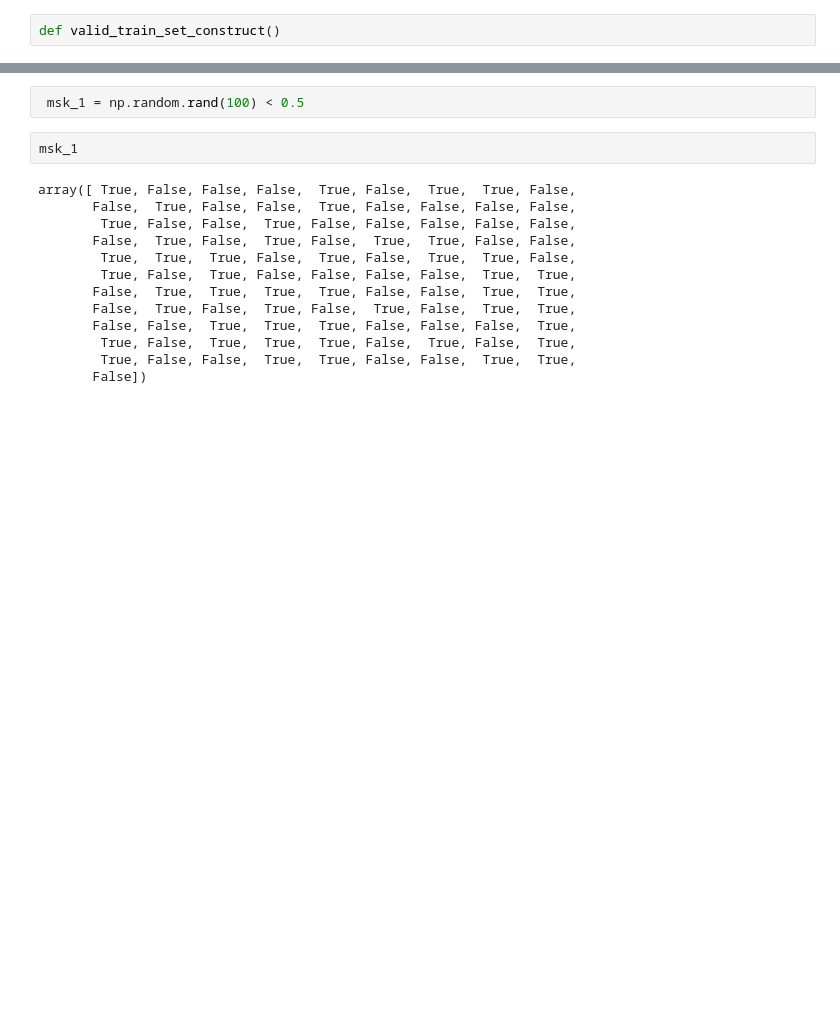
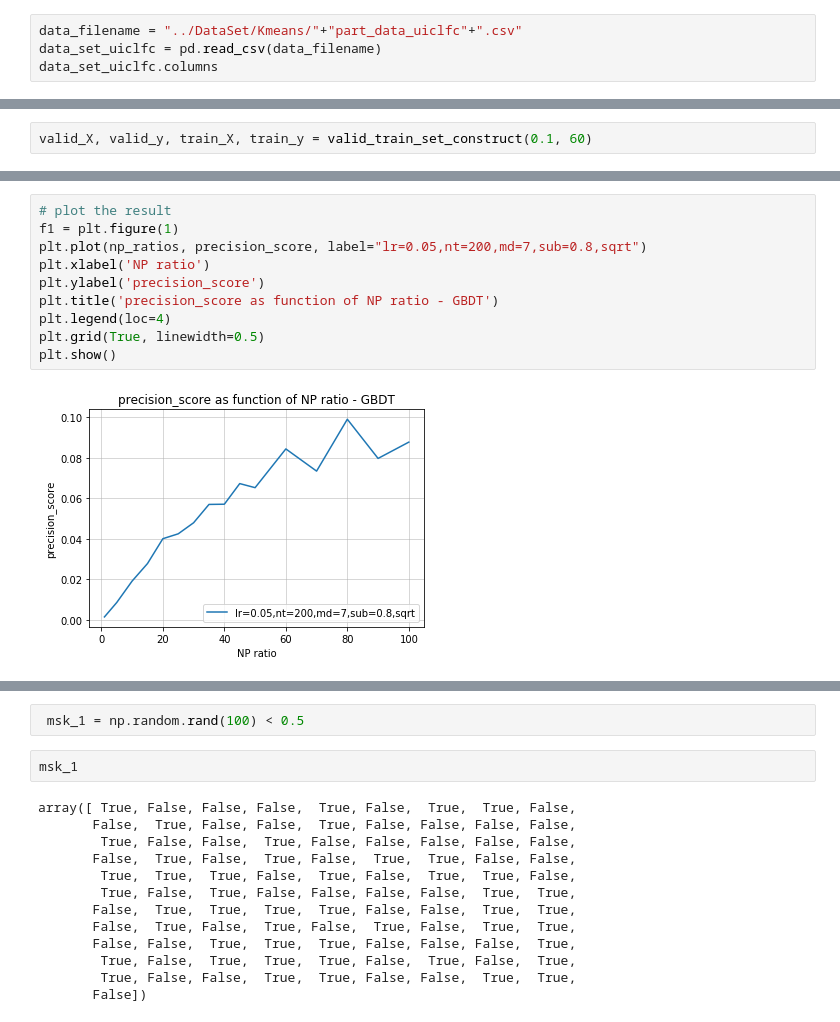
Before and after one commit to sangyongjia/MobileRecommendation, a Jupyter notebook: Feature/Tuning.ipynb, the cells around one changed output, grey strips where cells are left out. Cells and saved outputs as stored; diff of their text form; blank space fills up the shorter version.

```diff
--- a/Feature/Tuning.ipynb
+++ b/Feature/Tuning.ipynb
@@ -7,5 +7,7 @@ from sklearn import metrics
 import matplotlib.pyplot as plt
 import seaborn as sns
 import time
-# %%
-def valid_train_set_construct()
+# %%
+data_filename = "../DataSet/Kmeans/"+"part_data_uiclfc"+".csv"
+data_set_uiclfc = pd.read_csv(data_filename)
+data_set_uiclfc.columns
@@ -11,0 +114,2 @@ def valid_train_set_construct()
+# %%
+valid_X, valid_y, train_X, train_y = valid_train_set_construct(0.1, 60)
@@ -52,0 +322,12 @@ plt.show()
+# %%
+# plot the result
+f1 = plt.figure(1)
+plt.plot(np_ratios, precision_score, label="lr=0.05,nt=200,md=7,sub=0.8,sqrt")
+plt.xlabel('NP ratio')
+plt.ylabel('precision_score')
+plt.title('precision_score as function of NP ratio - GBDT')
+plt.legend(loc=4)
+plt.grid(True, linewidth=0.5)
+plt.show()
+# %% [output]
+[figure, added]
```
Also changed, not shown: parts of 17 cells of this notebook, 10 other files.
